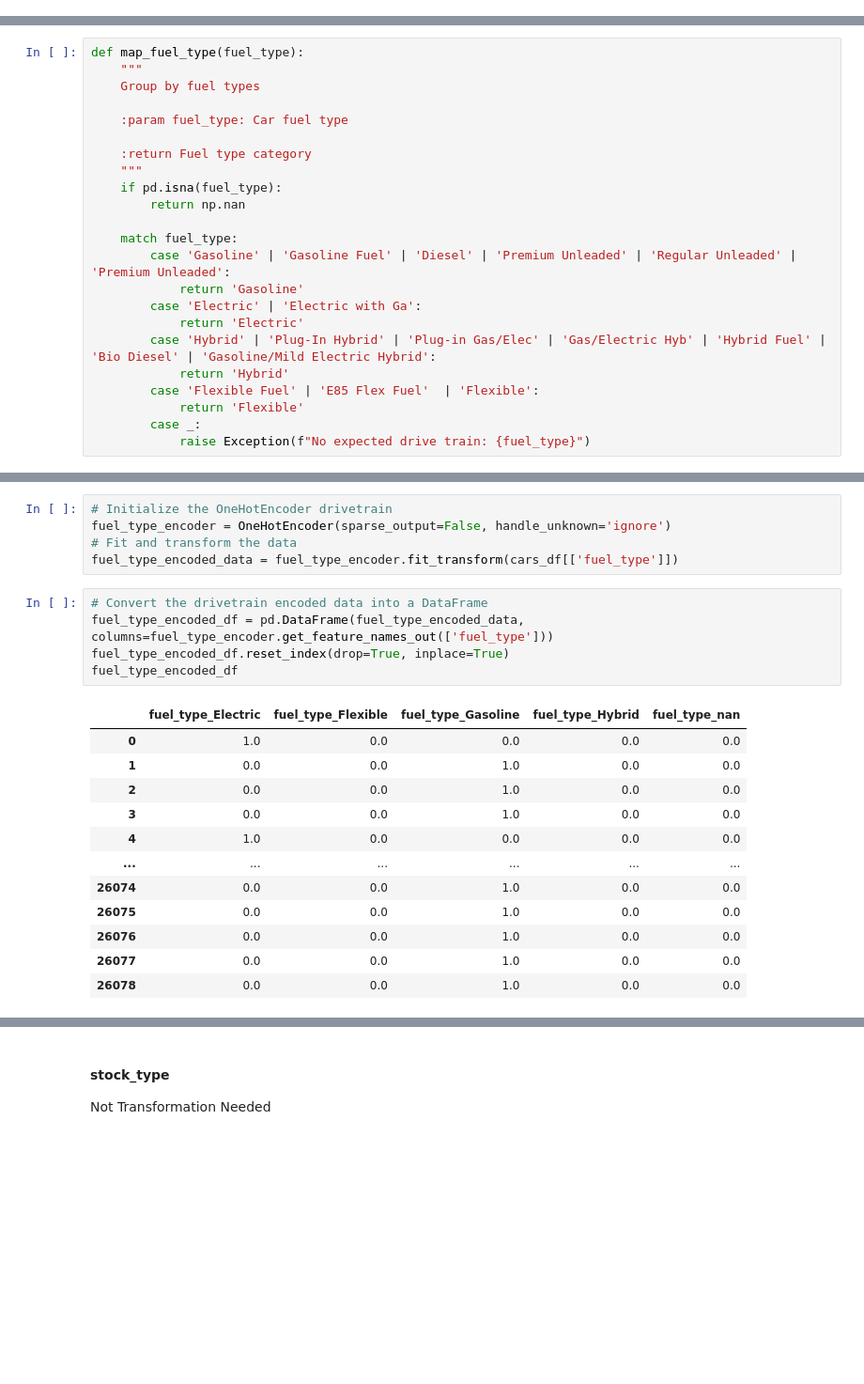
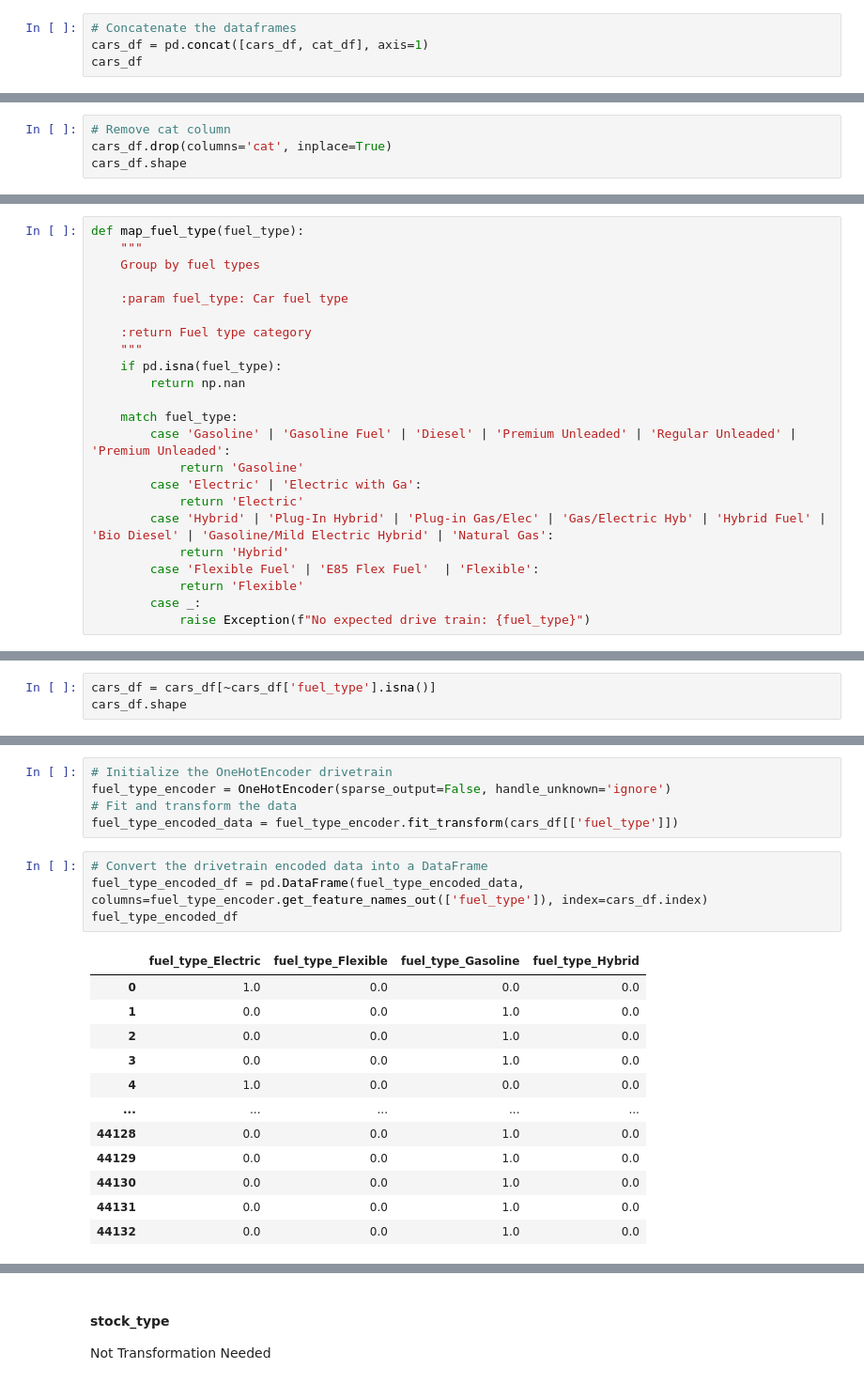
Before and after one commit to cmatteogr/cars_ml_project, a Jupyter notebook: data_exploration/data_exploration.ipynb, the cells around one changed output, grey strips where cells are left out. Shown: that part at 94% size. Saved outputs shown, nothing was run; the diff lists cells and outputs as text; blank space fills up the shorter version.

```diff
--- a/data_exploration/data_exploration.ipynb
+++ b/data_exploration/data_exploration.ipynb
@@ -957,0 +1150,4 @@ Any idea team?
+# %%
+# Concatenate the dataframes
+cars_df = pd.concat([cars_df, cat_df], axis=1)
+cars_df
@@ -957,0 +1199,4 @@ Any idea team?
+# %%
+# Remove cat column
+cars_df.drop(columns='cat', inplace=True)
+cars_df.shape
@@ -997,7 +1243,7 @@ def map_fuel_type(fuel_type):
             return 'Gasoline'
         case 'Electric' | 'Electric with Ga':
             return 'Electric'
-        case 'Hybrid' | 'Plug-In Hybrid' | 'Plug-in Gas/Elec' | 'Gas/Electric Hyb' | 'Hybrid Fuel' | 'Bio Diesel' | 'Gasoline/Mild Electric Hybrid':
+        case 'Hybrid' | 'Plug-In Hybrid' | 'Plug-in Gas/Elec' | 'Gas/Electric Hyb' | 'Hybrid Fuel' | 'Bio Diesel' | 'Gasoline/Mild Electric Hybrid' | 'Natural Gas':
             return 'Hybrid'
         case 'Flexible Fuel' | 'E85 Flex Fuel'  | 'Flexible':
             return 'Flexible'
@@ -1020,0 +1267,3 @@ Apply one hot encoding.
+# %%
+cars_df = cars_df[~cars_df['fuel_type'].isna()]
+cars_df.shape
@@ -1025,19 +1276,18 @@ fuel_type_encoder = OneHotEncoder(sparse_output=False, handle_unknown='ignore')
 fuel_type_encoded_data = fuel_type_encoder.fit_transform(cars_df[['fuel_type']])
 # %%
 # Convert the drivetrain encoded data into a DataFrame
-fuel_type_encoded_df = pd.DataFrame(fuel_type_encoded_data, columns=fuel_type_encoder.get_feature_names_out(['fuel_type']))
-fuel_type_encoded_df.reset_index(drop=True, inplace=True)
+fuel_type_encoded_df = pd.DataFrame(fuel_type_encoded_data, columns=fuel_type_encoder.get_feature_names_out(['fuel_type']), index=cars_df.index)
 fuel_type_encoded_df
 # %% [output]
-|  | fuel_type_Electric | fuel_type_Flexible | fuel_type_Gasoline | fuel_type_Hybrid | fuel_type_nan |
-| 0 | 1.0 | 0.0 | 0.0 | 0.0 | 0.0 |
-| 1 | 0.0 | 0.0 | 1.0 | 0.0 | 0.0 |
-| 2 | 0.0 | 0.0 | 1.0 | 0.0 | 0.0 |
-| 3 | 0.0 | 0.0 | 1.0 | 0.0 | 0.0 |
-| 4 | 1.0 | 0.0 | 0.0 | 0.0 | 0.0 |
-| ... | ... | ... | ... | ... | ... |
-| 26074 | 0.0 | 0.0 | 1.0 | 0.0 | 0.0 |
-| 26075 | 0.0 | 0.0 | 1.0 | 0.0 | 0.0 |
-| 26076 | 0.0 | 0.0 | 1.0 | 0.0 | 0.0 |
-| 26077 | 0.0 | 0.0 | 1.0 | 0.0 | 0.0 |
-| 26078 | 0.0 | 0.0 | 1.0 | 0.0 | 0.0 |
+|  | fuel_type_Electric | fuel_type_Flexible | fuel_type_Gasoline | fuel_type_Hybrid |
+| 0 | 1.0 | 0.0 | 0.0 | 0.0 |
+| 1 | 0.0 | 0.0 | 1.0 | 0.0 |
+| 2 | 0.0 | 0.0 | 1.0 | 0.0 |
+| 3 | 0.0 | 0.0 | 1.0 | 0.0 |
+| 4 | 1.0 | 0.0 | 0.0 | 0.0 |
+| ... | ... | ... | ... | ... |
+| 44128 | 0.0 | 0.0 | 1.0 | 0.0 |
+| 44129 | 0.0 | 0.0 | 1.0 | 0.0 |
+| 44130 | 0.0 | 0.0 | 1.0 | 0.0 |
+| 44131 | 0.0 | 0.0 | 1.0 | 0.0 |
+| 44132 | 0.0 | 0.0 | 1.0 | 0.0 |
```
Also changed, not shown: parts of 110 cells of this notebook, 11 other files.
